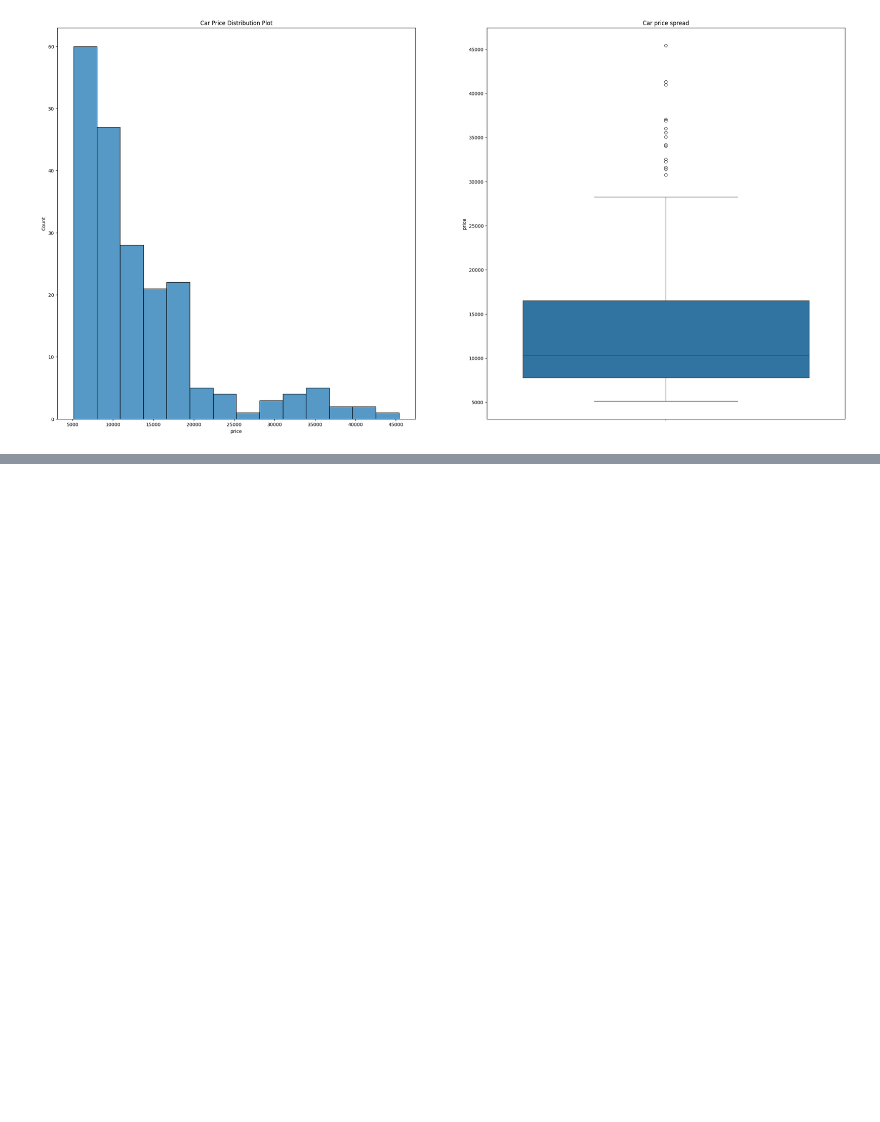
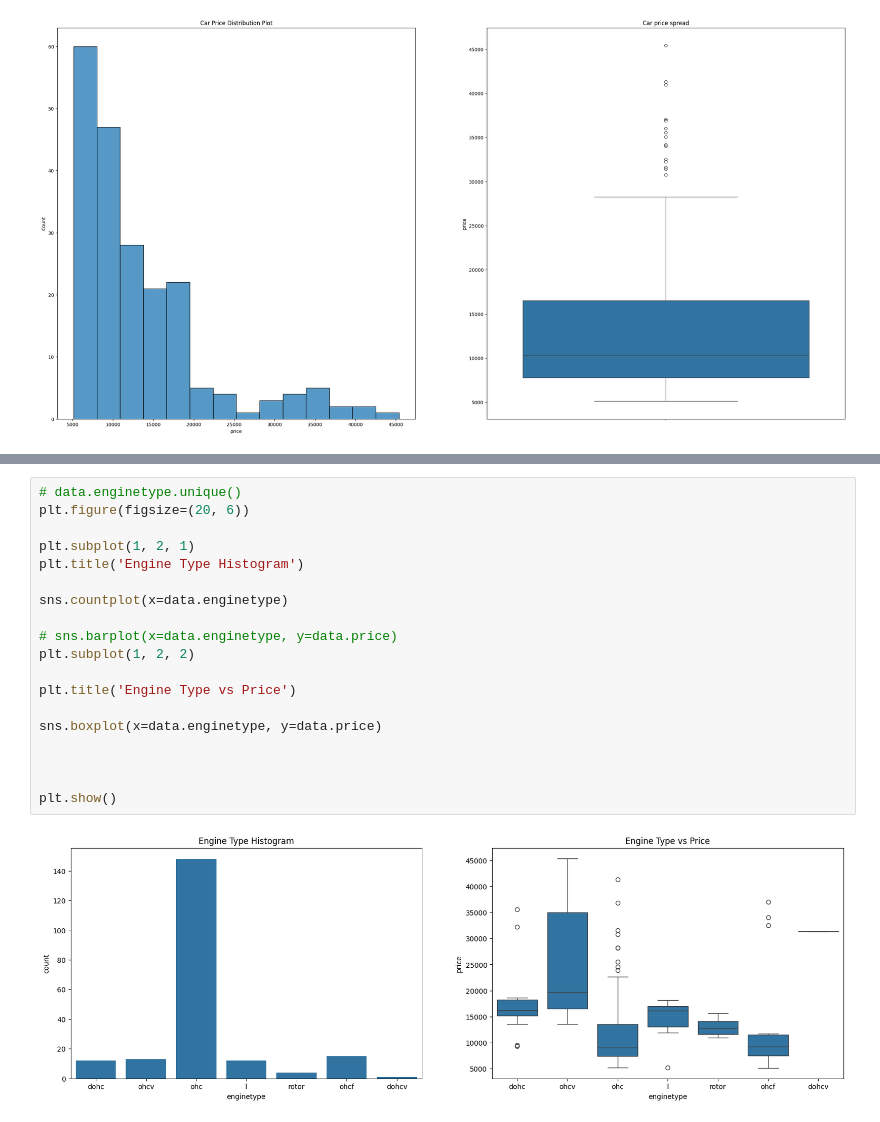
Before and after one commit to asa1997/CarPricePrediction, a Jupyter notebook: carpriceprediction.ipynb, the cells around one changed output, grey strips where cells are left out. Drawn from its saved outputs; the diff is of its cells as text; blank space fills up the shorter version.

```diff
--- a/carpriceprediction.ipynb
+++ b/carpriceprediction.ipynb
@@ -134,0 +203,21 @@ plt.show
+# %%
+# data.enginetype.unique()
+plt.figure(figsize=(20, 6))
+
+plt.subplot(1, 2, 1)
+plt.title('Engine Type Histogram')
+
+sns.countplot(x=data.enginetype)
+
+# sns.barplot(x=data.enginetype, y=data.price)
+plt.subplot(1, 2, 2)
+
+plt.title('Engine Type vs Price')
+
+sns.boxplot(x=data.enginetype, y=data.price)
+
+
+
+plt.show()
+# %% [output]
+[figure, added]
```
Also changed, not shown: parts of 5 cells of this notebook.
